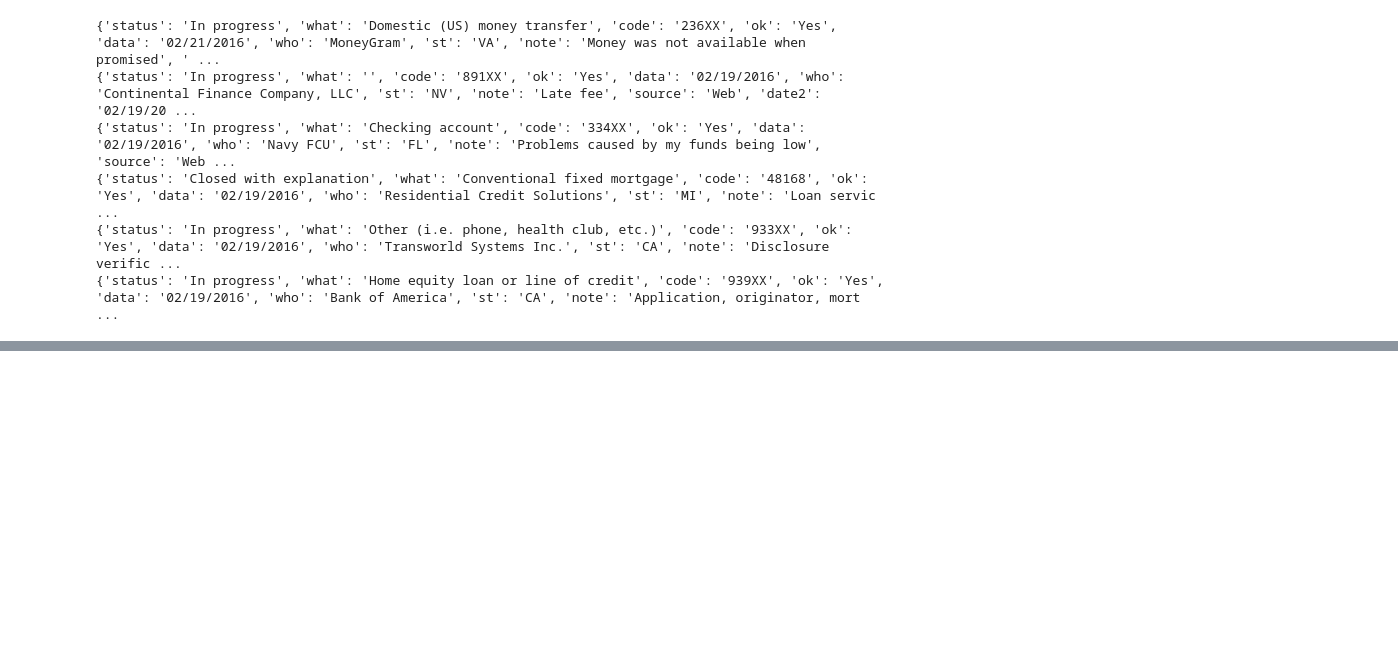
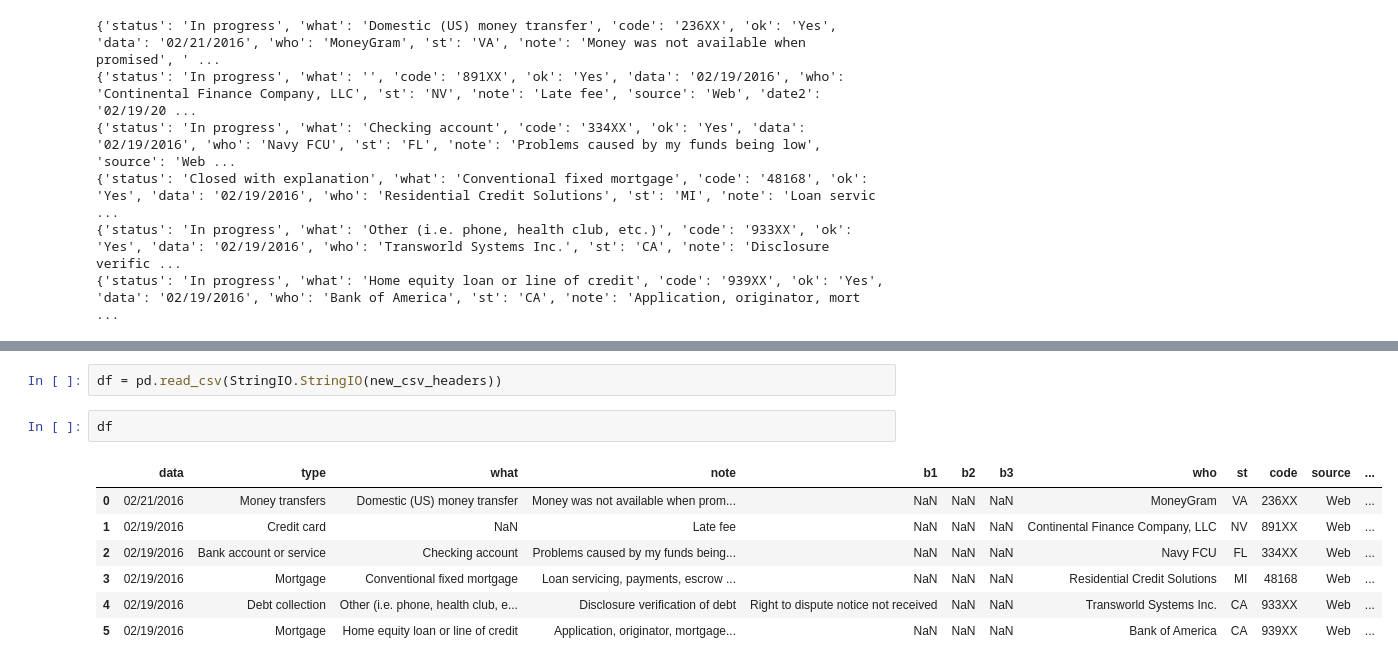
Before and after one commit to mggaddis/PythonSelfStudy, a Jupyter notebook: brianray/Week 2.ipynb, the cells around one changed output, grey strips where cells are left out. Drawn from its saved outputs; the diff is of its cells as text; blank space fills up the shorter version.

```diff
--- a/brianray/Week 2.ipynb
+++ b/brianray/Week 2.ipynb
@@ -45,0 +67,12 @@ for a in reader: print a
+# %%
+df = pd.read_csv(StringIO.StringIO(new_csv_headers))
+# %%
+df
+# %% [output]
+|  | data | type | what | note | b1 | b2 | b3 | who | st | code | source | ... |
+| 0 | 02/21/2016 | Money transfers | Domestic (US) money transfer | Money was not available when prom... | NaN | NaN | NaN | MoneyGram | VA | 236XX | Web | ... |
+| 1 | 02/19/2016 | Credit card | NaN | Late fee | NaN | NaN | NaN | Continental Finance Company, LLC | NV | 891XX | Web | ... |
+| 2 | 02/19/2016 | Bank account or service | Checking account | Problems caused by my funds being... | NaN | NaN | NaN | Navy FCU | FL | 334XX | Web | ... |
+| 3 | 02/19/2016 | Mortgage | Conventional fixed mortgage | Loan servicing, payments, escrow ... | NaN | NaN | NaN | Residential Credit Solutions | MI | 48168 | Web | ... |
+| 4 | 02/19/2016 | Debt collection | Other (i.e. phone, health club, e... | Disclosure verification of debt | Right to dispute notice not received | NaN | NaN | Transworld Systems Inc. | CA | 933XX | Web | ... |
+| 5 | 02/19/2016 | Mortgage | Home equity loan or line of credit | Application, originator, mortgage... | NaN | NaN | NaN | Bank of America | CA | 939XX | Web | ... |
```
Also changed, not shown: parts of 16 cells of this notebook.
